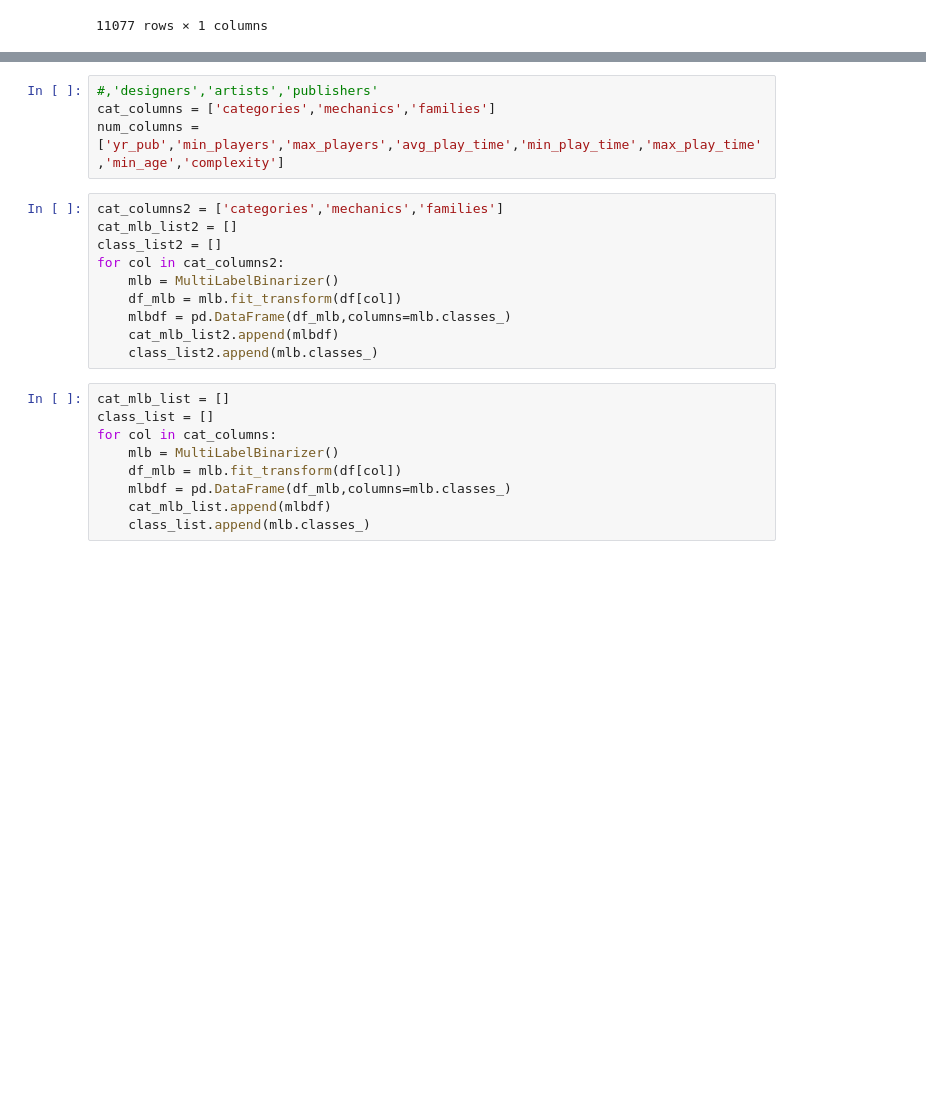
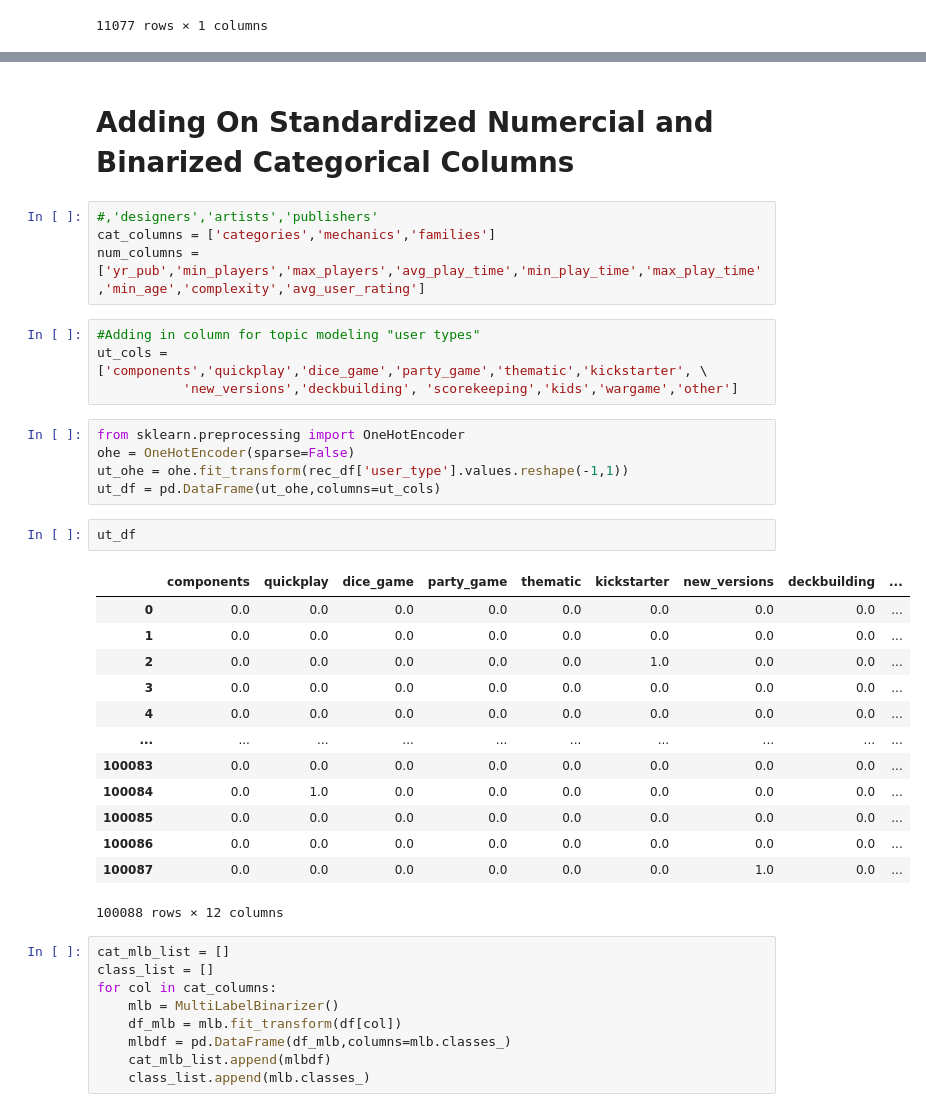
Before and after one commit to cttlc2u/proj5_boardgamerec, a Jupyter notebook: Cleaning.ipynb, the cells around one changed output, grey strips where cells are left out. Saved outputs shown, nothing was run; the diff lists cells and outputs as text; blank space fills up the shorter version.

```diff
--- a/Cleaning.ipynb
+++ b/Cleaning.ipynb
@@ -777,17 +392,34 @@ Name: bgtype, dtype: int64
+# %% [markdown]
+# Adding On Standardized Numercial and Binarized Categorical Columns
 # %%
 #,'designers','artists','publishers'
 cat_columns = ['categories','mechanics','families']
-num_columns = ['yr_pub','min_players','max_players','avg_play_time','min_play_time','max_play_time','min_age','complexity']
+num_columns = ['yr_pub','min_players','max_players','avg_play_time','min_play_time','max_play_time','min_age','complexity','avg_user_rating']
-# %%
-cat_columns2 = ['categories','mechanics','families']
-cat_mlb_list2 = []
-class_list2 = []
-for col in cat_columns2:
-    mlb = MultiLabelBinarizer()
-    df_mlb = mlb.fit_transform(df[col])
-    mlbdf = pd.DataFrame(df_mlb,columns=mlb.classes_)
-    cat_mlb_list2.append(mlbdf)
-    class_list2.append(mlb.classes_)
+# %%
+#Adding in column for topic modeling "user types"
+ut_cols = ['components','quickplay','dice_game','party_game','thematic','kickstarter', \
+           'new_versions','deckbuilding', 'scorekeeping','kids','wargame','other']
+# %%
+from sklearn.preprocessing import OneHotEncoder
+ohe = OneHotEncoder(sparse=False)
+ut_ohe = ohe.fit_transform(rec_df['user_type'].values.reshape(-1,1))
+ut_df = pd.DataFrame(ut_ohe,columns=ut_cols)
+# %%
+ut_df
+# %% [output]
+|  | components | quickplay | dice_game | party_game | thematic | kickstarter | new_versions | deckbuilding | ... |
+| 0 | 0.0 | 0.0 | 0.0 | 0.0 | 0.0 | 0.0 | 0.0 | 0.0 | ... |
+| 1 | 0.0 | 0.0 | 0.0 | 0.0 | 0.0 | 0.0 | 0.0 | 0.0 | ... |
+| 2 | 0.0 | 0.0 | 0.0 | 0.0 | 0.0 | 1.0 | 0.0 | 0.0 | ... |
+| 3 | 0.0 | 0.0 | 0.0 | 0.0 | 0.0 | 0.0 | 0.0 | 0.0 | ... |
+| 4 | 0.0 | 0.0 | 0.0 | 0.0 | 0.0 | 0.0 | 0.0 | 0.0 | ... |
+| ... | ... | ... | ... | ... | ... | ... | ... | ... | ... |
+| 100083 | 0.0 | 0.0 | 0.0 | 0.0 | 0.0 | 0.0 | 0.0 | 0.0 | ... |
+| 100084 | 0.0 | 1.0 | 0.0 | 0.0 | 0.0 | 0.0 | 0.0 | 0.0 | ... |
+| 100085 | 0.0 | 0.0 | 0.0 | 0.0 | 0.0 | 0.0 | 0.0 | 0.0 | ... |
+| 100086 | 0.0 | 0.0 | 0.0 | 0.0 | 0.0 | 0.0 | 0.0 | 0.0 | ... |
+| 100087 | 0.0 | 0.0 | 0.0 | 0.0 | 0.0 | 0.0 | 1.0 | 0.0 | ... |
+100088 rows × 12 columns
 # %%
 cat_mlb_list = []
 class_list = []
```
Also changed, not shown: parts of 75 cells of this notebook.
